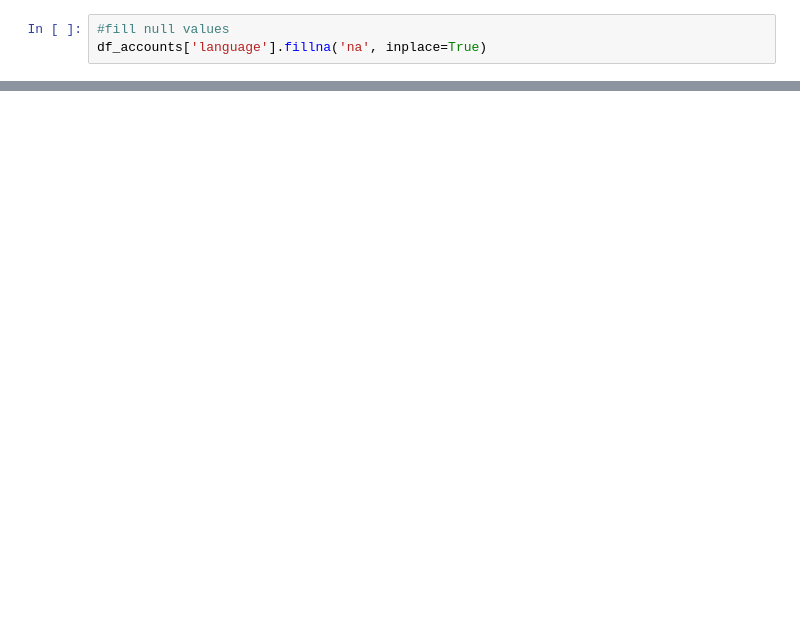
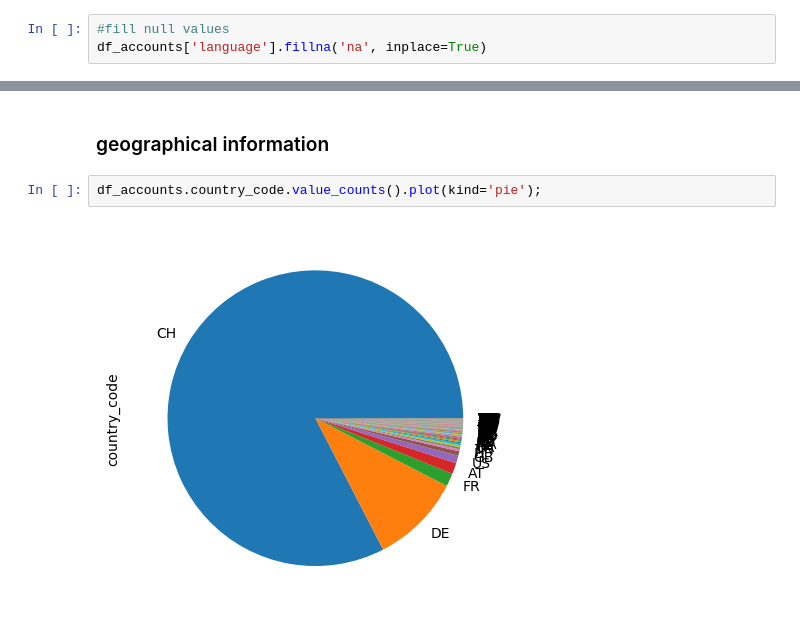
Before and after one commit to elisicke/Data-Analyst-Capstone-Project, a Jupyter notebook: Group_Laura.ipynb, the cells around one changed output, grey strips where cells are left out. Cells and saved outputs as stored; diff of their text form; blank space fills up the shorter version.

```diff
--- a/Group_Laura.ipynb
+++ b/Group_Laura.ipynb
@@ -368,0 +404,6 @@ df_accounts['language'].fillna('na', inplace=True)
+# %% [markdown]
+### geographical information
+# %%
+df_accounts.country_code.value_counts().plot(kind='pie');
+# %% [output]
+[figure, added]
```
Also changed, not shown: parts of 38 cells of this notebook.
